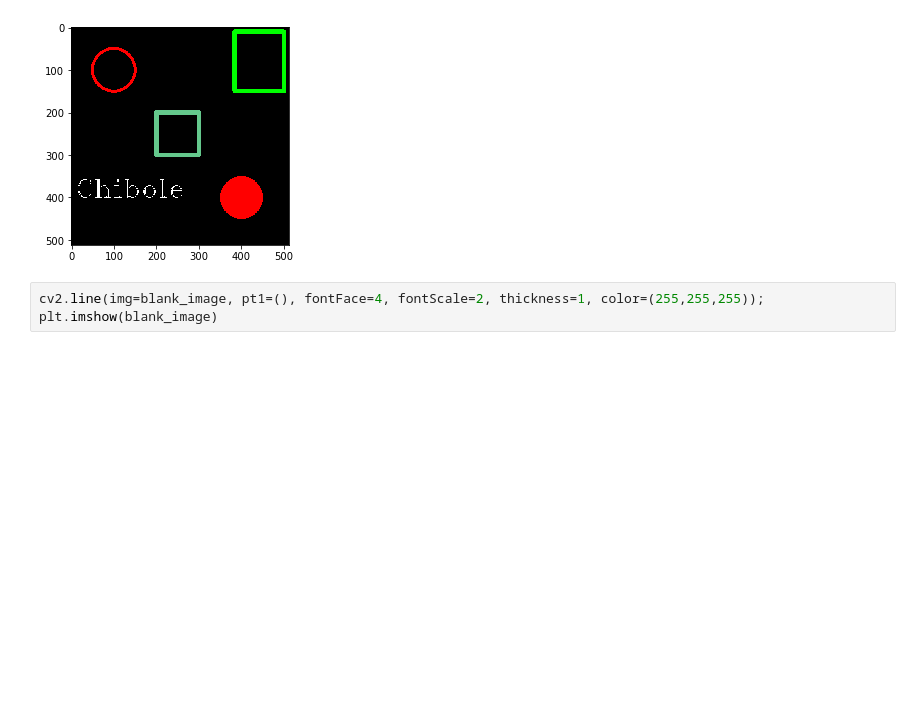
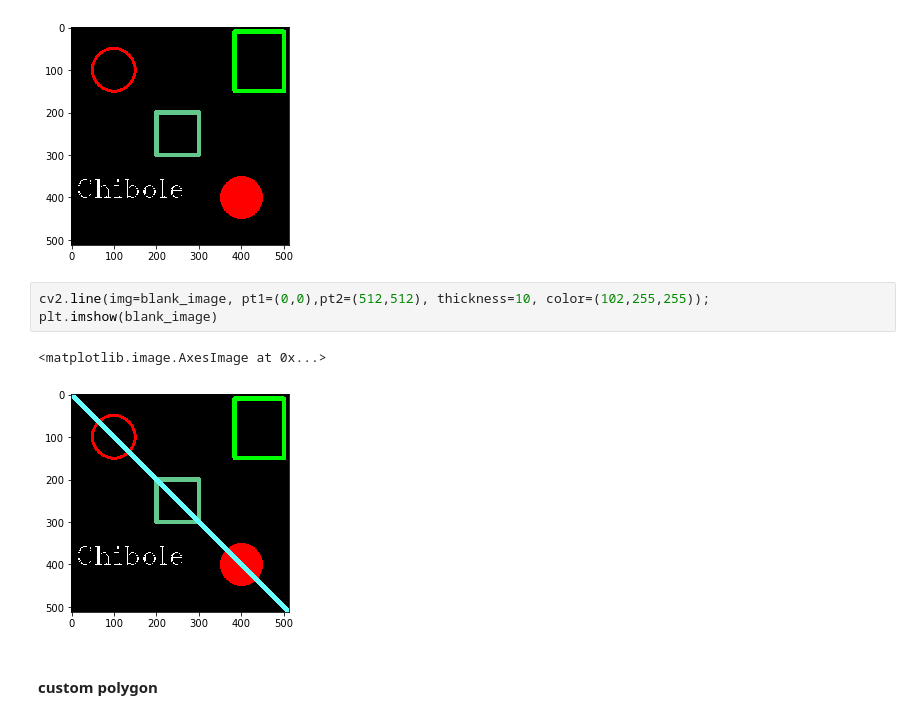
Before and after one commit to Dancan1998/Computer-Vision-Basics, a Jupyter notebook: Drawing_on_images_1.ipynb, the cells around one changed output. Drawn from its saved outputs; the diff is of its cells as text; blank space fills up the shorter version.

```diff
--- a/Drawing_on_images_1.ipynb
+++ b/Drawing_on_images_1.ipynb
@@ -47,5 +47,10 @@ plt.imshow(blank_image)
 <matplotlib.image.AxesImage at 0x...>
 [figure]
 # %%
-cv2.line(img=blank_image, pt1=(), fontFace=4, fontScale=2, thickness=1, color=(255,255,255));
+cv2.line(img=blank_image, pt1=(0,0),pt2=(512,512), thickness=10, color=(102,255,255));
 plt.imshow(blank_image)
+# %% [output]
+<matplotlib.image.AxesImage at 0x...>
+[figure, added]
+# %% [markdown]
+#### custom polygon
```
Also changed, not shown: parts of 7 cells of this notebook.
